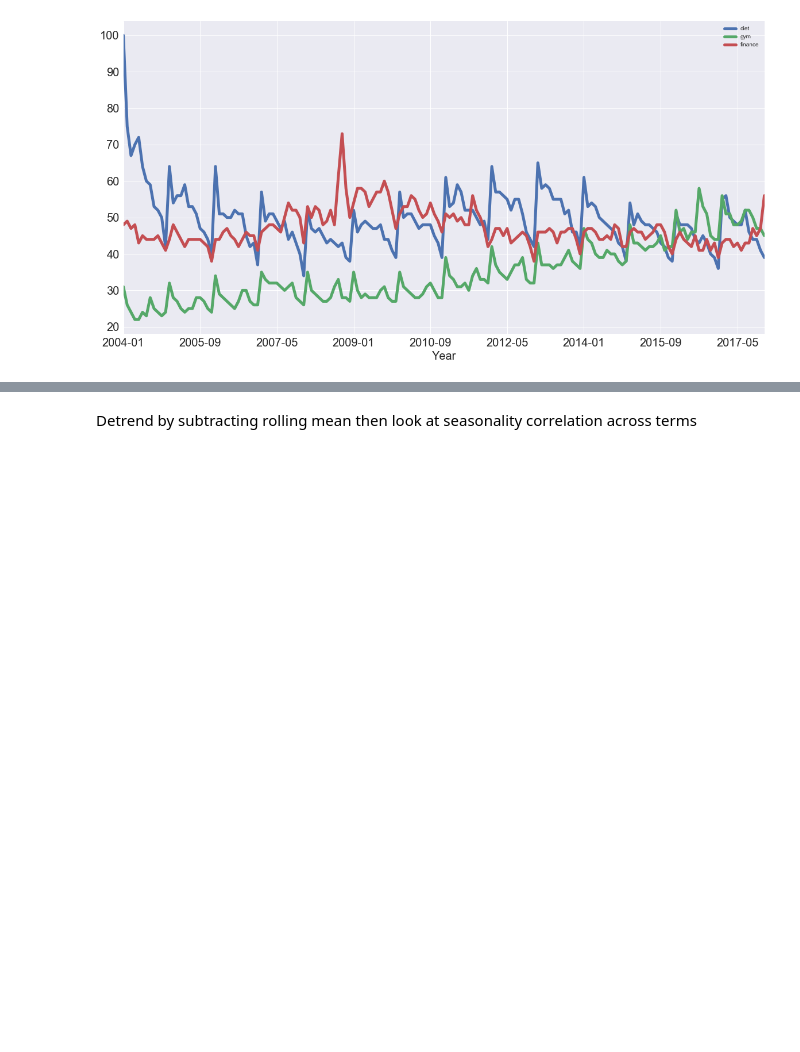
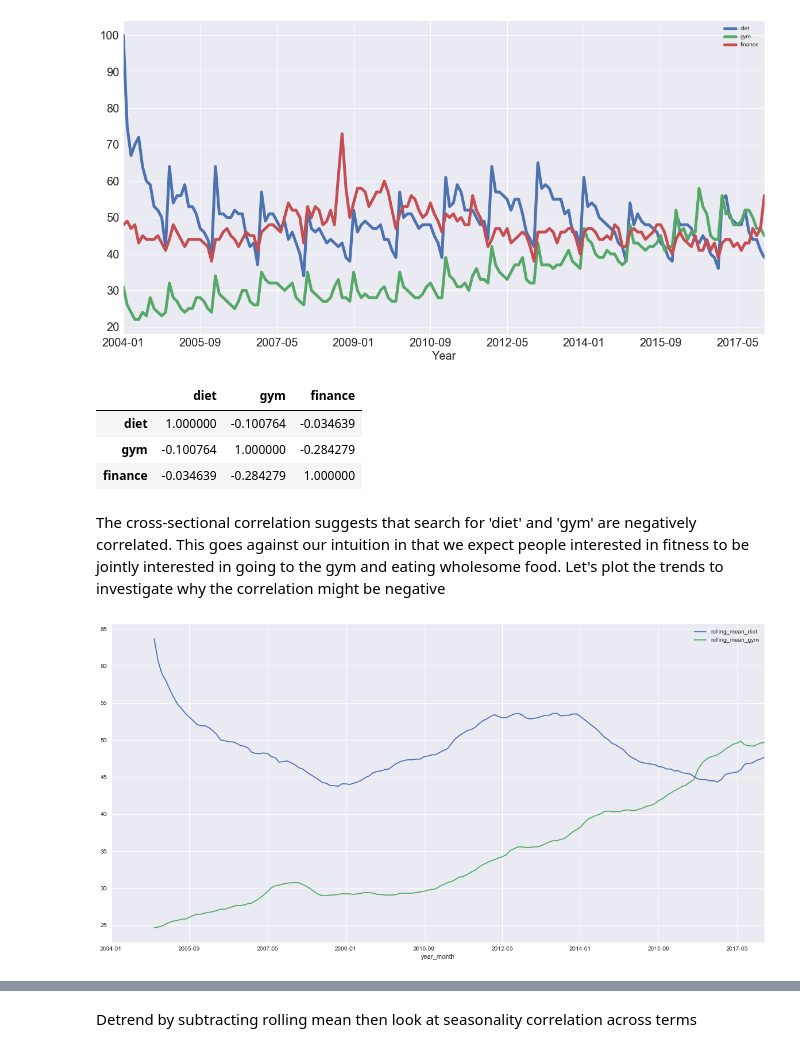
Before and after one commit to palpen/time_series_using_python, a Jupyter notebook: time_series_analysis.ipynb, the cells around one changed output, grey strips where cells are left out. Saved outputs shown, nothing was run; the diff lists cells and outputs as text; code cells hidden in the pictures; blank space fills up the shorter version.

```diff
--- a/time_series_analysis.ipynb
+++ b/time_series_analysis.ipynb
@@ -194,3 +194,16 @@ df[['diet', 'gym', 'finance']].plot(figsize=(20,10), linewidth=5, fontsize=20);
 plt.xlabel('Year', fontsize=20);
 # %% [output]
 [figure]
+# %%
+df[cols].corr()
+# %% [output]
+|  | diet | gym | finance |
+| diet | 1.000000 | -0.100764 | -0.034639 |
+| gym | -0.100764 | 1.000000 | -0.284279 |
+| finance | -0.034639 | -0.284279 | 1.000000 |
+# %% [markdown]
+The cross-sectional correlation suggests that search for 'diet' and 'gym' are negatively correlated. This goes against our intuition in that we expect people interested in fitness to be jointly interested in going to the gym and eating wholesome food. Let's plot the trends to investigate why the correlation might be negative
+# %%
+df[['rolling_mean_diet', 'rolling_mean_gym']].plot(figsize=(20,10));
+# %% [output]
+[figure, added]
```
Also changed, not shown: parts of 3 cells of this notebook, 1 other file.
